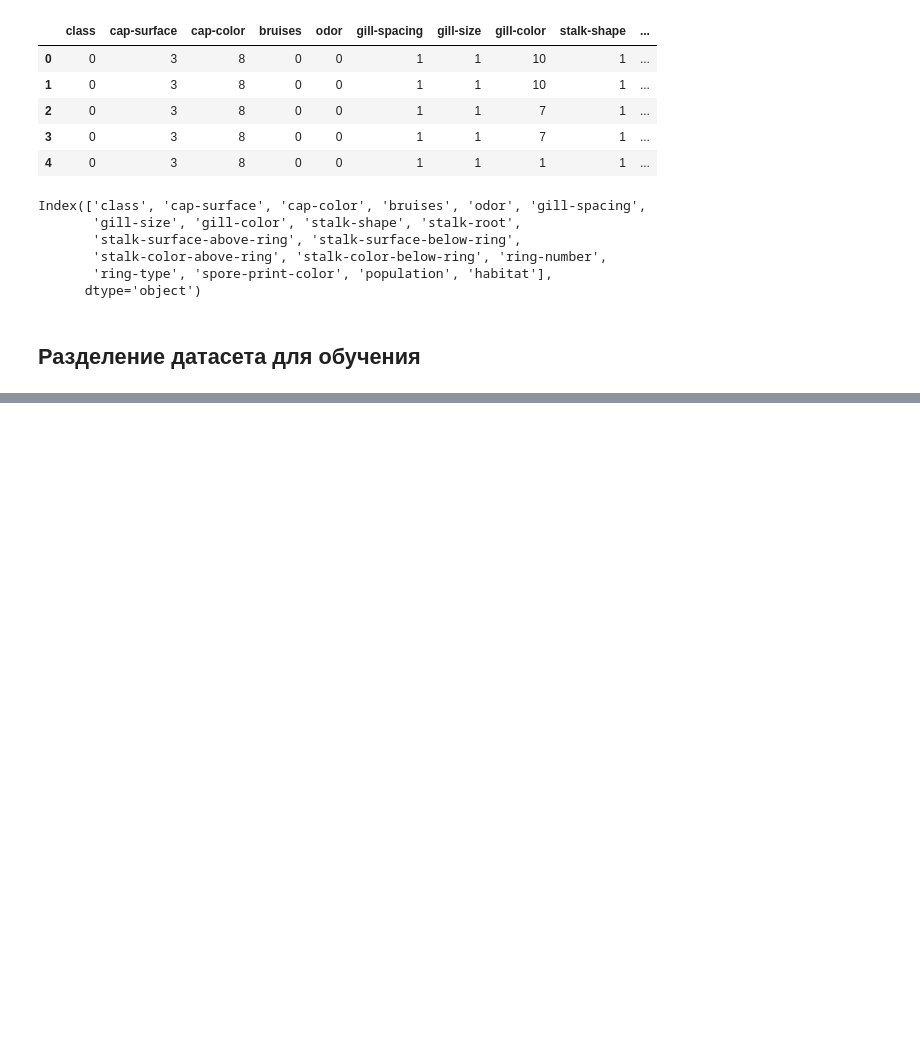
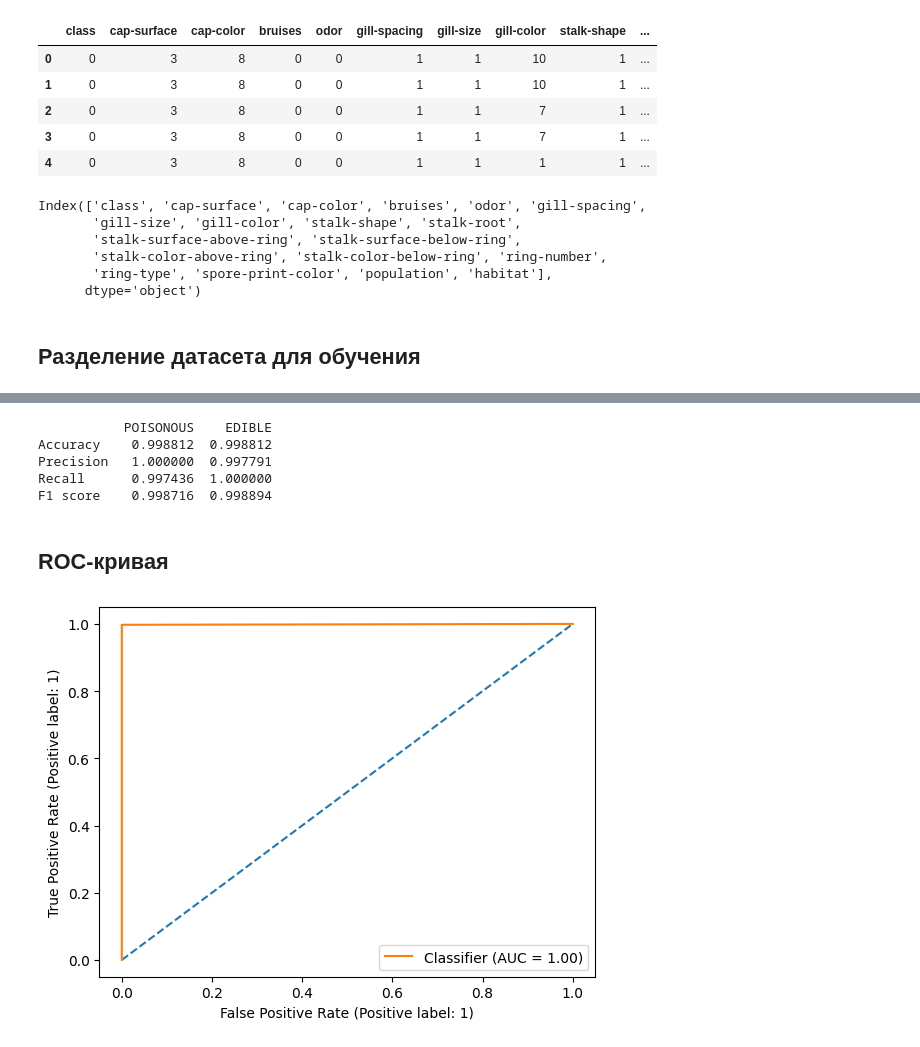
Before and after one commit to Grischenkov/NeuralNetworks, a Jupyter notebook: Lab2/solution.ipynb, the cells around one changed output, grey strips where cells are left out. Cells and saved outputs as stored; diff of their text form; code cells hidden in the pictures; blank space fills up the shorter version.

```diff
--- a/Lab2/solution.ipynb
+++ b/Lab2/solution.ipynb
@@ -232,0 +261,8 @@ Test dataset shape:  (2525, 18), (2525,)
+# %%
+pred = list()
+true = list()
+for i in range(len(y_pred)):
+    pred.append(np.argmax(y_pred[i]))
+    true.append(np.argmax(y_test[i]))
+true = target_le.inverse_transform(true)
+pred = target_le.inverse_transform(pred)
@@ -232,0 +279,14 @@ Test dataset shape:  (2525, 18), (2525,)
+# %%
+Metric.print_classification_metrics(y_true=true, y_pred=pred)
+# %% [output]
+           POISONOUS    EDIBLE
+Accuracy    0.998812  0.998812
+Precision   1.000000  0.997791
+Recall      0.997436  1.000000
+F1 score    0.998716  0.998894
+# %% [markdown]
+## ROC-кривая
+# %%
+Plot.plot_roc_curve(y_true=target_le.transform(true), y_pred=target_le.transform(pred), labels=[1])
+# %% [output]
+[figure, added]
```
Also changed, not shown: parts of 16 cells of this notebook.
